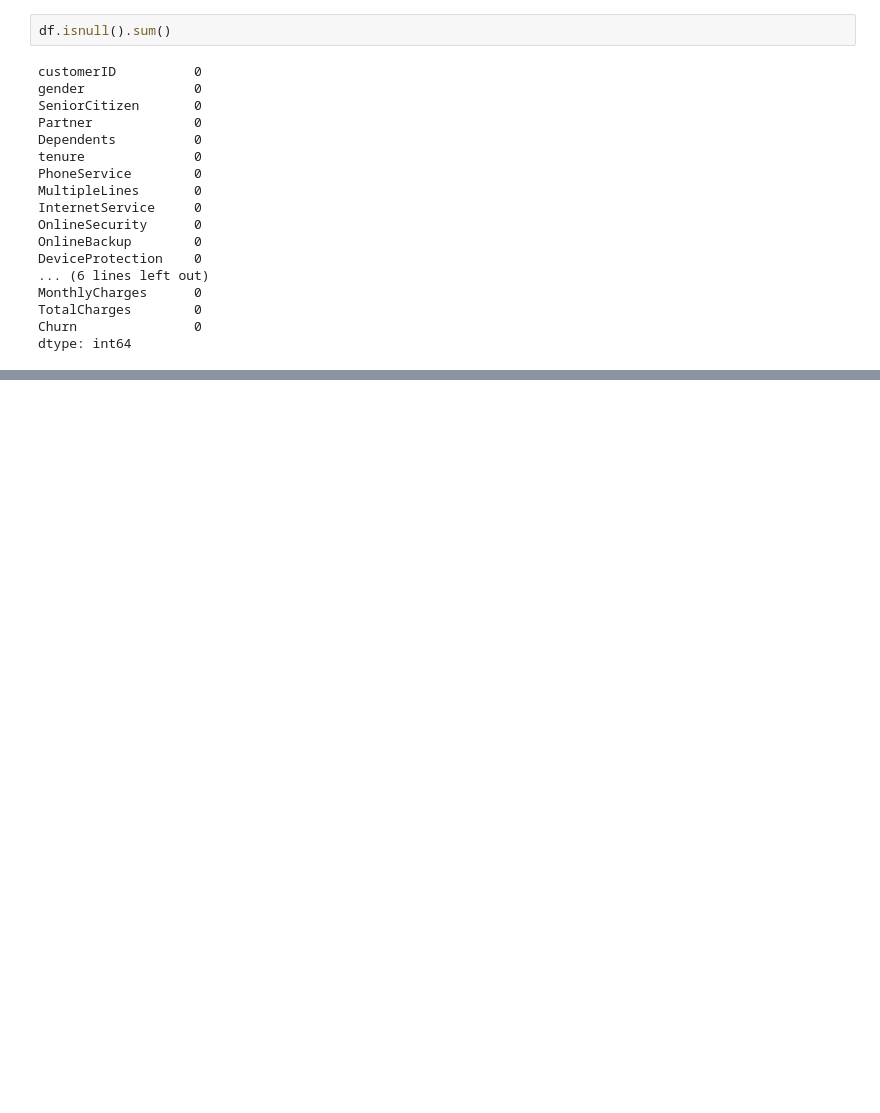
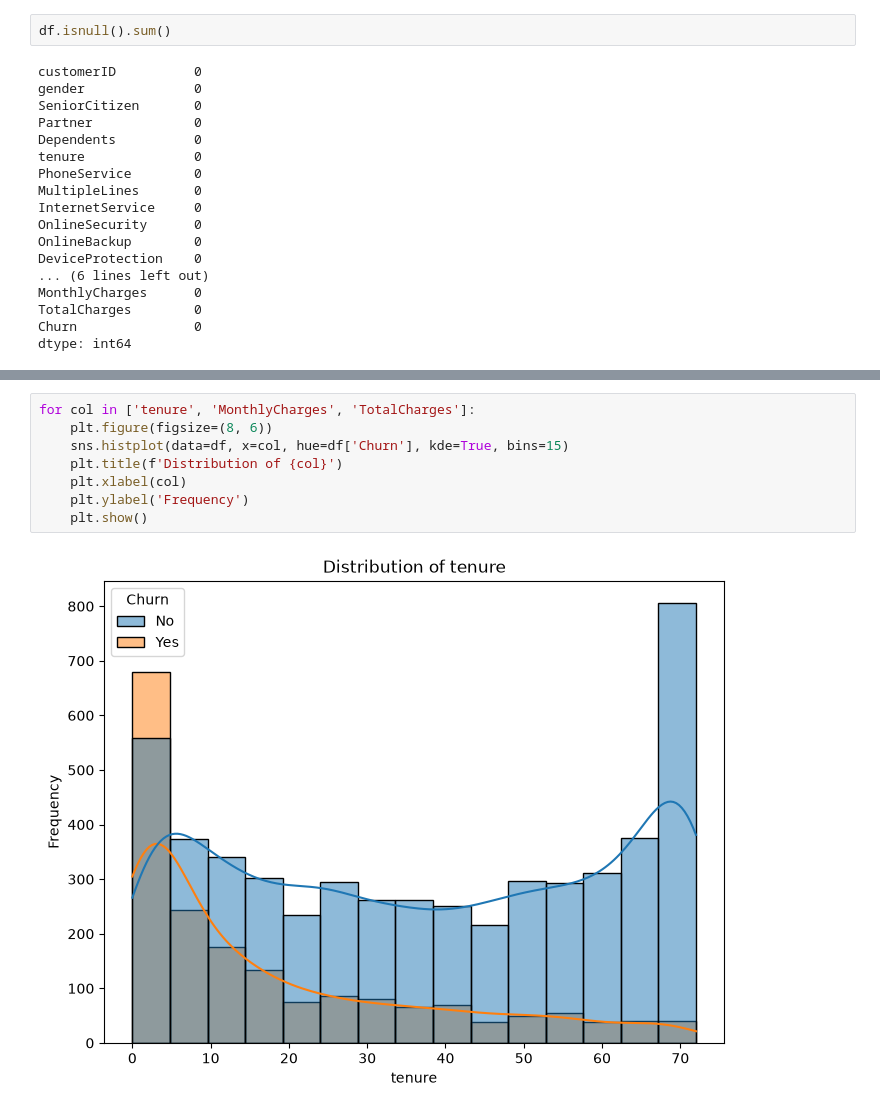
Before and after one commit to Puneet-Rana/Churnsense_Ai_ML, a Jupyter notebook: notebooks/01_eda.ipynb, the cells around one changed output, grey strips where cells are left out. Saved outputs shown, nothing was run; the diff lists cells and outputs as text; blank space fills up the shorter version.

```diff
--- a/notebooks/01_eda.ipynb
+++ b/notebooks/01_eda.ipynb
@@ -80,0 +100,10 @@ dtype: int64
+# %%
+for col in ['tenure', 'MonthlyCharges', 'TotalCharges']:
+    plt.figure(figsize=(8, 6))
+    sns.histplot(data=df, x=col, hue=df['Churn'], kde=True, bins=15)
+    plt.title(f'Distribution of {col}')
+    plt.xlabel(col)
+    plt.ylabel('Frequency')
+    plt.show()
+# %% [output]
+[figure, added]
```
Also changed, not shown: parts of 4 cells of this notebook, 1 other file.
